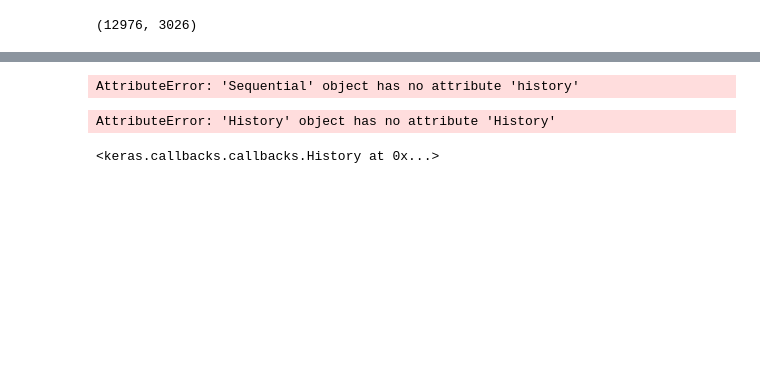
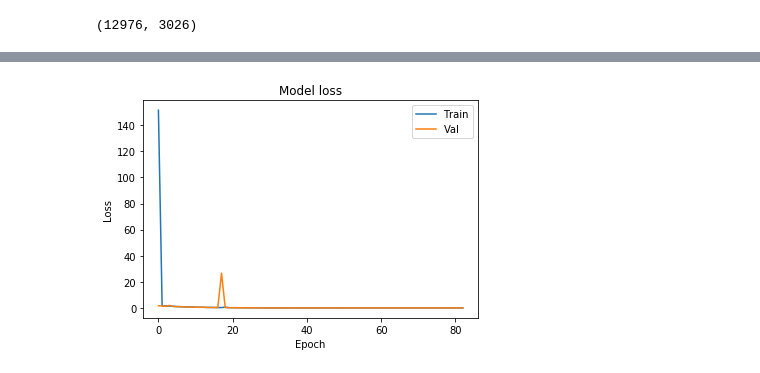
Before and after one commit to pek82/Essay-Grading-Project, a Jupyter notebook: EssayProject.ipynb, the cells around one changed output, grey strips where cells are left out. Drawn from its saved outputs; the diff is of its cells as text; code cells hidden in the pictures; blank space fills up the shorter version.

```diff
--- a/EssayProject.ipynb
+++ b/EssayProject.ipynb
@@ -1176,6 +884,0 @@ from sklearn.tree import export_graphviz
-# %%
-X_train,X_test,y_train,y_test = train_test_split(X,y,test_size=.25, stratify=y, random_state=33)
-# %%
-clf = DecisionTreeClassifier(random_state=101)
-
-clf.fit(X_train,y_train)
@@ -1230,2 +884,0 @@ bagged_tree = BaggingClassifier(DecisionTreeClassifier(criterion='gini', max_dep
-# %%
-bagged_tree.fit(X_train, y_train)
@@ -1253,5 +900,5 @@ nnmodel.add(Dense(1, kernel_initializer='normal', activation='linear'))
 # %%
 nnmodel.compile(loss='mean_squared_error', optimizer='adam')
 # %%
-nnmodel.fit(X_train,y_train, epochs=100, batch_size=32, validation_data=(X_test, y_test), verbose=2, callbacks=callbacks)
+history = nnmodel.fit(X_train,y_train, epochs=100, batch_size=32, validation_data=(X_test, y_test), verbose=2, callbacks=callbacks)
 # %% [output]
@@ -1430,24 +1007,10 @@ Epoch 10/10
 # %%
-plt.plot(BEST.history['loss'])
-plt.plot(BEST_model.history['val_loss'])
+plt.plot(nnmodel.history.history['loss'])
+plt.plot(nnmodel.history.history['val_loss'])
 plt.title('Model loss')
 plt.ylabel('Loss')
 plt.xlabel('Epoch')
 plt.legend(['Train', 'Val'], loc='upper right')
 plt.show()
 # %% [output]
-AttributeError: 'Sequential' object has no attribute 'history'
+[figure, added]
-# %%
-plt.plot(BEST.History['accuracy'])
-plt.plot(bestest_NN.History['val_acc'])
-plt.title('Model accuracy')
-plt.ylabel('Accuracy')
-plt.xlabel('Epoch')
-plt.legend(['Train', 'Val'], loc='lower right')
-plt.show()
-# %% [output]
-AttributeError: 'History' object has no attribute 'History'
-# %%
-bestest_NN
-# %% [output]
-<keras.callbacks.callbacks.History at 0x...>
```
Also changed, not shown: parts of 99 cells of this notebook.
